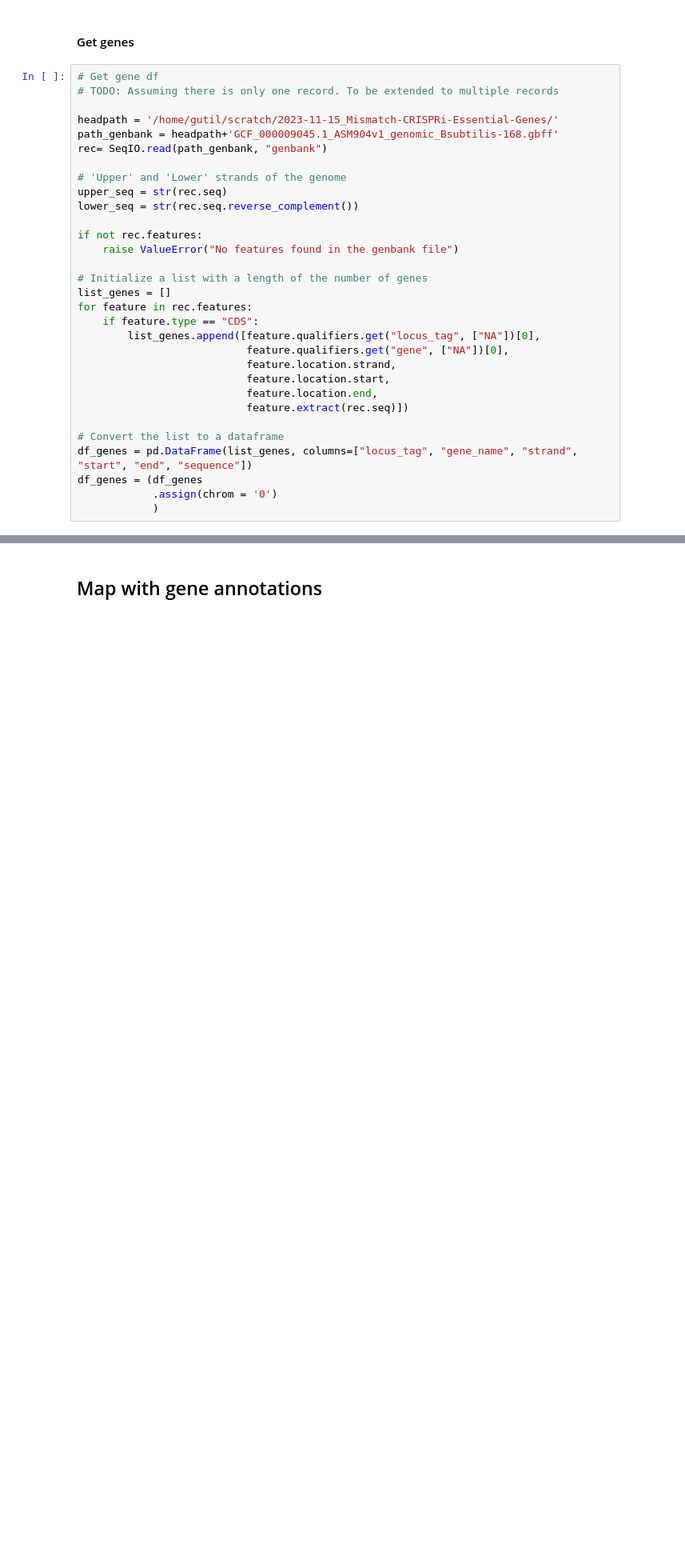
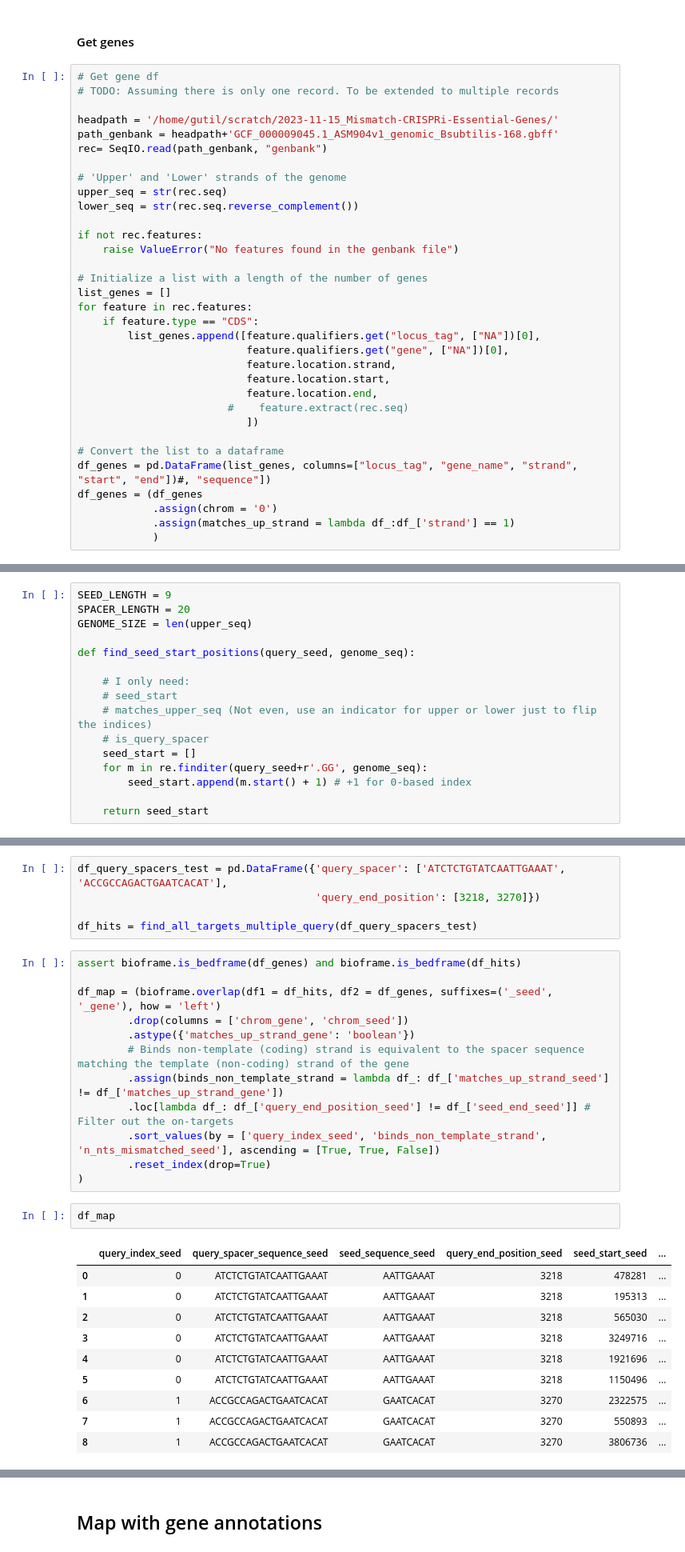
Before and after one commit to gutiloluis/lag_paulsson-lab, a Jupyter notebook: library_design/2024-03-15_Bacillus_CRISPRi_Library/2024-03-20_generate_sgrnas.ipynb, the cells around one changed output, grey strips where cells are left out. Shown at 80% size. Drawn from its saved outputs; the diff is of its cells as text; blank space fills up the shorter version.

Commit message:
functionalized mismatch finder and sorting of spacers

```diff
--- a/library_design/2024-03-15_Bacillus_CRISPRi_Library/2024-03-20_generate_sgrnas.ipynb
+++ b/library_design/2024-03-15_Bacillus_CRISPRi_Library/2024-03-20_generate_sgrnas.ipynb
@@ -81,10 +42,12 @@ for feature in rec.features:
                            feature.location.strand,
                            feature.location.start,
                            feature.location.end,
-                           feature.extract(rec.seq)])
+                        #    feature.extract(rec.seq)
+                           ])
 
 # Convert the list to a dataframe
-df_genes = pd.DataFrame(list_genes, columns=["locus_tag", "gene_name", "strand", "start", "end", "sequence"])
+df_genes = pd.DataFrame(list_genes, columns=["locus_tag", "gene_name", "strand", "start", "end"])#, "sequence"])
 df_genes = (df_genes
             .assign(chrom = '0')
+            .assign(matches_up_strand = lambda df_:df_['strand'] == 1)
             )
@@ -198,0 +56,16 @@ lookuptable
+# %%
+SEED_LENGTH = 9
+SPACER_LENGTH = 20
+GENOME_SIZE = len(upper_seq)
+
+def find_seed_start_positions(query_seed, genome_seq):
+
+    # I only need:
+    # seed_start
+    # matches_upper_seq (Not even, use an indicator for upper or lower just to flip the indices)
+    # is_query_spacer
+    seed_start = []
+    for m in re.finditer(query_seed+r'.GG', genome_seq):
+        seed_start.append(m.start() + 1) # +1 for 0-based index
+
+    return seed_start
@@ -198,0 +168,30 @@ lookuptable
+# %%
+df_query_spacers_test = pd.DataFrame({'query_spacer': ['ATCTCTGTATCAATTGAAAT', 'ACCGCCAGACTGAATCACAT'],
+                                      'query_end_position': [3218, 3270]})
+
+df_hits = find_all_targets_multiple_query(df_query_spacers_test)
+# %%
+assert bioframe.is_bedframe(df_genes) and bioframe.is_bedframe(df_hits)
+
+df_map = (bioframe.overlap(df1 = df_hits, df2 = df_genes, suffixes=('_seed', '_gene'), how = 'left')
+        .drop(columns = ['chrom_gene', 'chrom_seed'])
+        .astype({'matches_up_strand_gene': 'boolean'})
+        # Binds non-template (coding) strand is equivalent to the spacer sequence matching the template (non-coding) strand of the gene
+        .assign(binds_non_template_strand = lambda df_: df_['matches_up_strand_seed'] != df_['matches_up_strand_gene'])
+        .loc[lambda df_: df_['query_end_position_seed'] != df_['seed_end_seed']] # Filter out the on-targets
+        .sort_values(by = ['query_index_seed', 'binds_non_template_strand', 'n_nts_mismatched_seed'], ascending = [True, True, False])
+        .reset_index(drop=True)
+)
+# %%
+df_map
+# %% [output]
+|  | query_index_seed | query_spacer_sequence_seed | seed_sequence_seed | query_end_position_seed | seed_start_seed | ... |
+| 0 | 0 | ATCTCTGTATCAATTGAAAT | AATTGAAAT | 3218 | 478281 | ... |
+| 1 | 0 | ATCTCTGTATCAATTGAAAT | AATTGAAAT | 3218 | 195313 | ... |
+| 2 | 0 | ATCTCTGTATCAATTGAAAT | AATTGAAAT | 3218 | 565030 | ... |
+| 3 | 0 | ATCTCTGTATCAATTGAAAT | AATTGAAAT | 3218 | 3249716 | ... |
+| 4 | 0 | ATCTCTGTATCAATTGAAAT | AATTGAAAT | 3218 | 1921696 | ... |
+| 5 | 0 | ATCTCTGTATCAATTGAAAT | AATTGAAAT | 3218 | 1150496 | ... |
+| 6 | 1 | ACCGCCAGACTGAATCACAT | GAATCACAT | 3270 | 2322575 | ... |
+| 7 | 1 | ACCGCCAGACTGAATCACAT | GAATCACAT | 3270 | 550893 | ... |
+| 8 | 1 | ACCGCCAGACTGAATCACAT | GAATCACAT | 3270 | 3806736 | ... |
```
Also changed, not shown: parts of 33 cells of this notebook.
